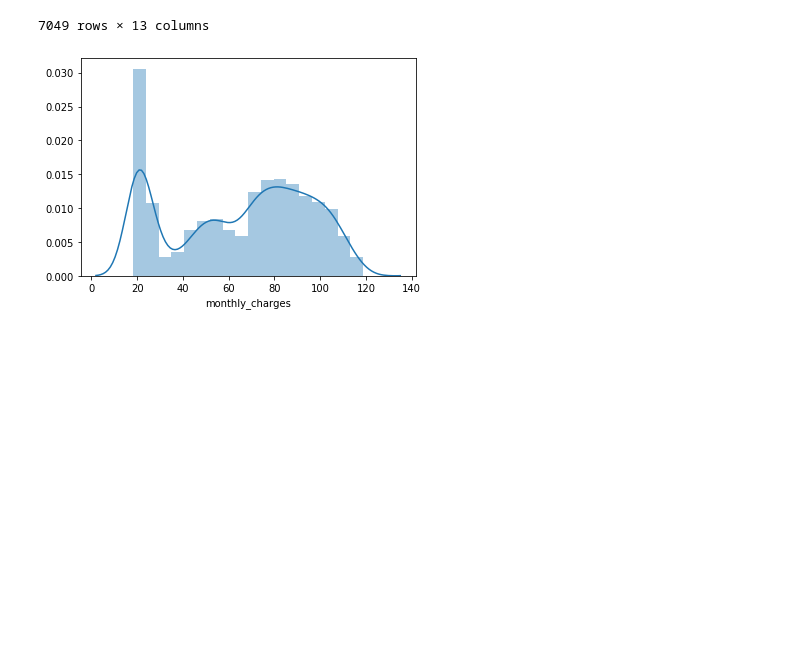
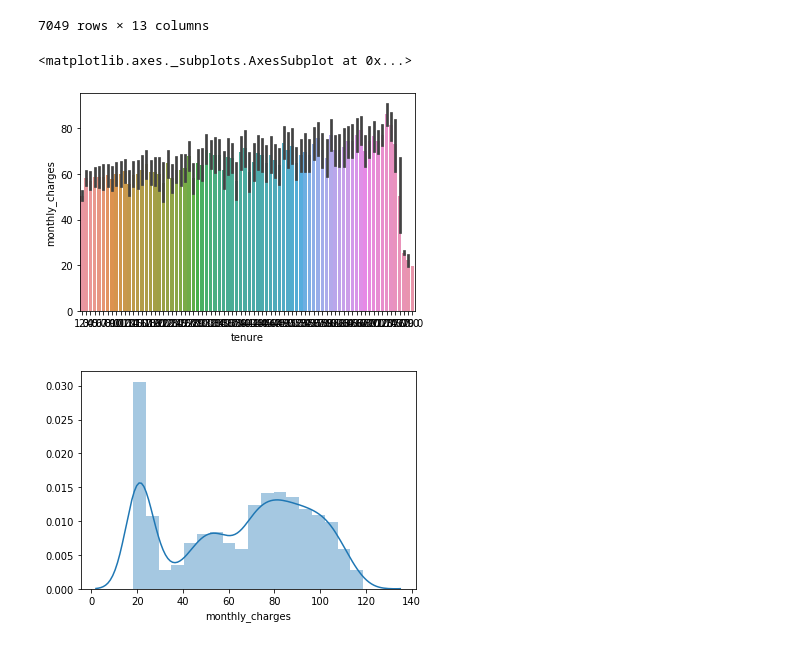
Before and after one commit to lukewbecker/pandas-practice, a Jupyter notebook: pandas_practice.ipynb, the cells around one changed output. Saved outputs shown, nothing was run; the diff lists cells and outputs as text; code cells hidden in the pictures; blank space fills up the shorter version.

```diff
--- a/pandas_practice.ipynb
+++ b/pandas_practice.ipynb
@@ -130,6 +130,11 @@ details
 | 7047 | 9993-LHIEB | Male | 0 | Yes | Yes | 1 | 1 | ... |
 | 7048 | 9995-HOTOH | Male | 0 | Yes | Yes | 0 | 1 | ... |
 7049 rows × 13 columns
+# %%
+sns.barplot(x = 'tenure', y='monthly_charges', data=details)
+# %% [output]
+<matplotlib.axes._subplots.AxesSubplot at 0x...>
+[figure, added]
 # %%
 deets_hist = sns.distplot(details.monthly_charges)
 # %% [output]
```
Also changed, not shown: parts of 1 cell of this notebook.
